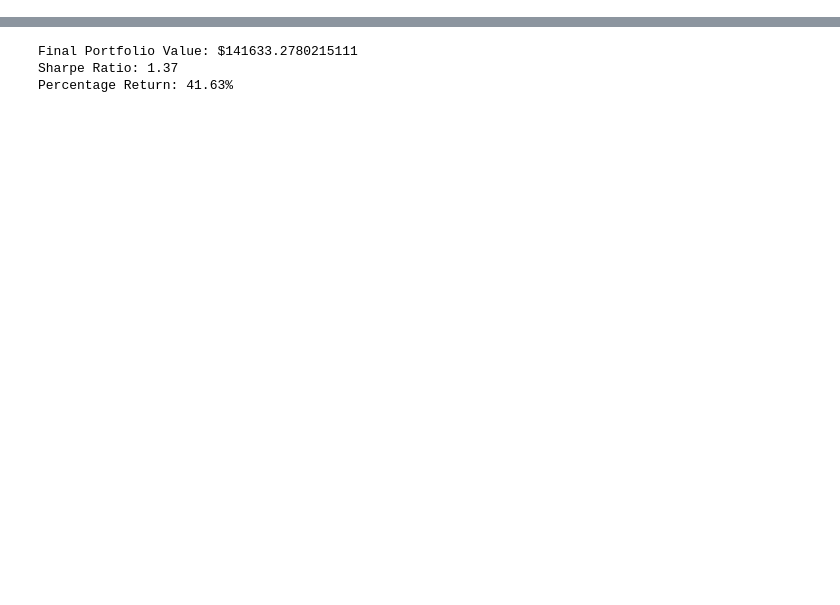
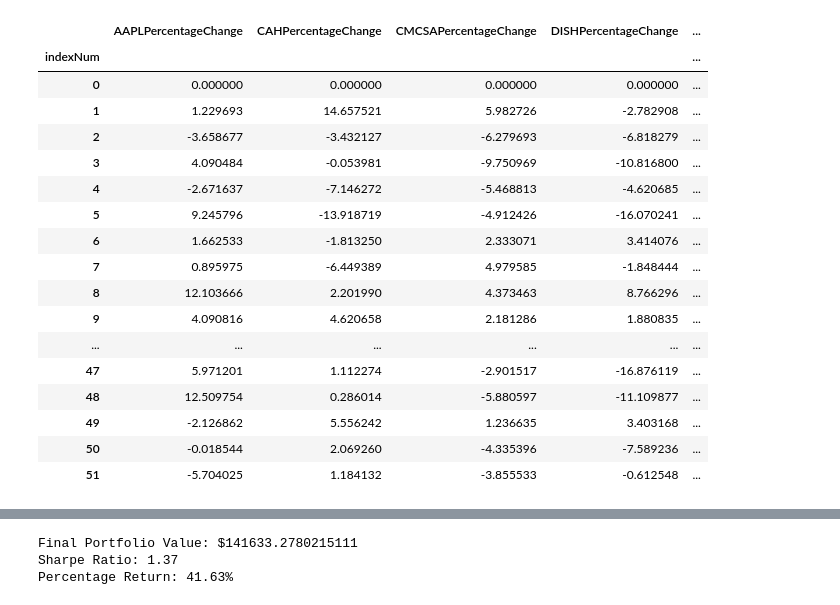
Before and after one commit to Royleong31/Stock-Portfolio-Optimiser, a Jupyter notebook: controlRebalanceMonthly.ipynb, the cells around one changed output, grey strips where cells are left out. Drawn from its saved outputs; the diff is of its cells as text; code cells hidden in the pictures; blank space fills up the shorter version.

```diff
--- a/controlRebalanceMonthly.ipynb
+++ b/controlRebalanceMonthly.ipynb
@@ -29,0 +30,21 @@ portfolioPercentageChanges = calculateReturns.portfolioReturnFixedAllocation(por
+# %%
+portfolioMonthlyPercentageChange
+# %% [output]
+|  | AAPLPercentageChange | CAHPercentageChange | CMCSAPercentageChange | DISHPercentageChange | ... |
+| indexNum |  |  |  |  | ... |
+| 0 | 0.000000 | 0.000000 | 0.000000 | 0.000000 | ... |
+| 1 | 1.229693 | 14.657521 | 5.982726 | -2.782908 | ... |
+| 2 | -3.658677 | -3.432127 | -6.279693 | -6.818279 | ... |
+| 3 | 4.090484 | -0.053981 | -9.750969 | -10.816800 | ... |
+| 4 | -2.671637 | -7.146272 | -5.468813 | -4.620685 | ... |
+| 5 | 9.245796 | -13.918719 | -4.912426 | -16.070241 | ... |
+| 6 | 1.662533 | -1.813250 | 2.333071 | 3.414076 | ... |
+| 7 | 0.895975 | -6.449389 | 4.979585 | -1.848444 | ... |
+| 8 | 12.103666 | 2.201990 | 4.373463 | 8.766296 | ... |
+| 9 | 4.090816 | 4.620658 | 2.181286 | 1.880835 | ... |
+| ... | ... | ... | ... | ... | ... |
+| 47 | 5.971201 | 1.112274 | -2.901517 | -16.876119 | ... |
+| 48 | 12.509754 | 0.286014 | -5.880597 | -11.109877 | ... |
+| 49 | -2.126862 | 5.556242 | 1.236635 | 3.403168 | ... |
+| 50 | -0.018544 | 2.069260 | -4.335396 | -7.589236 | ... |
+| 51 | -5.704025 | 1.184132 | -3.855533 | -0.612548 | ... |
```
Also changed, not shown: parts of 7 cells of this notebook, 4 other files.
